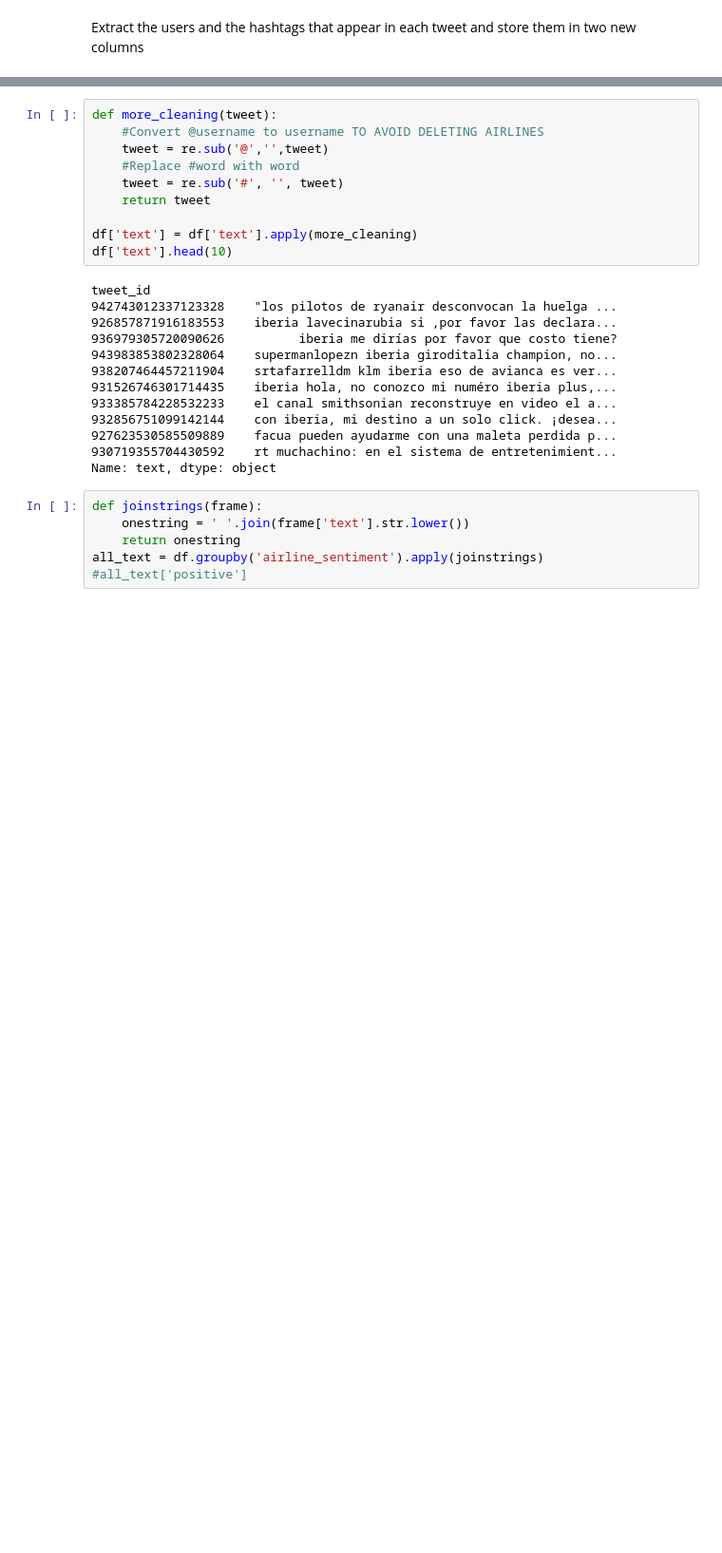
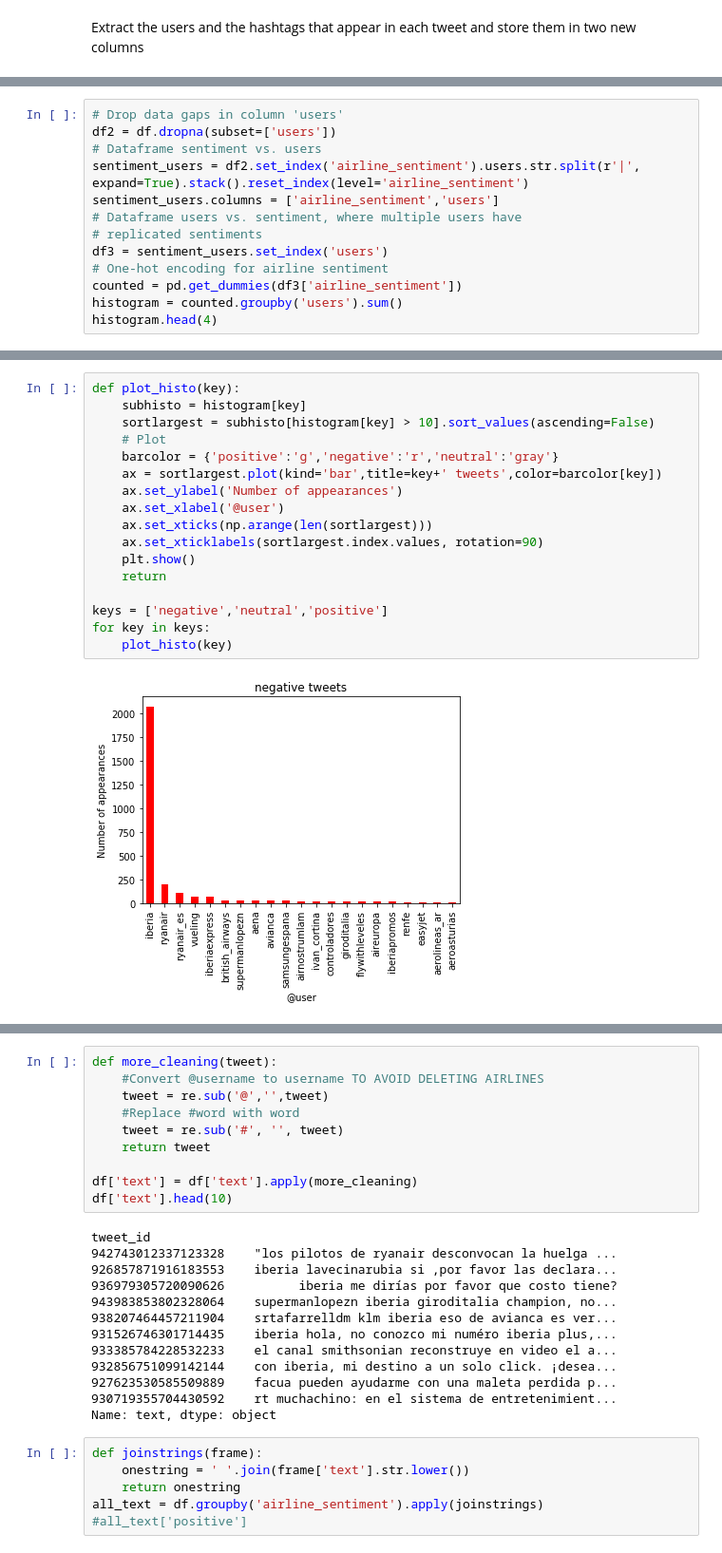
Before and after one commit to alfredcas/Feelings, a Jupyter notebook: Proyecto-Text Processing.ipynb, the cells around one changed output, grey strips where cells are left out. Shown: that part at 95% size. Drawn from its saved outputs; the diff is of its cells as text; blank space fills up the shorter version.

```diff
--- a/Proyecto-Text Processing.ipynb
+++ b/Proyecto-Text Processing.ipynb
@@ -148,0 +189,13 @@ Falta plot del histograma
+# %%
+# Drop data gaps in column 'users'
+df2 = df.dropna(subset=['users'])
+# Dataframe sentiment vs. users
+sentiment_users = df2.set_index('airline_sentiment').users.str.split(r'|', expand=True).stack().reset_index(level='airline_sentiment')
+sentiment_users.columns = ['airline_sentiment','users']
+# Dataframe users vs. sentiment, where multiple users have
+# replicated sentiments
+df3 = sentiment_users.set_index('users')
+# One-hot encoding for airline sentiment
+counted = pd.get_dummies(df3['airline_sentiment'])
+histogram = counted.groupby('users').sum()
+histogram.head(4)
@@ -148,0 +209,19 @@ Falta plot del histograma
+# %%
+def plot_histo(key):
+    subhisto = histogram[key]
+    sortlargest = subhisto[histogram[key] > 10].sort_values(ascending=False)
+    # Plot
+    barcolor = {'positive':'g','negative':'r','neutral':'gray'}
+    ax = sortlargest.plot(kind='bar',title=key+' tweets',color=barcolor[key])
+    ax.set_ylabel('Number of appearances')
+    ax.set_xlabel('@user')
+    ax.set_xticks(np.arange(len(sortlargest)))
+    ax.set_xticklabels(sortlargest.index.values, rotation=90)
+    plt.show()
+    return
+
+keys = ['negative','neutral','positive']
+for key in keys:
+    plot_histo(key)
+# %% [output]
+[figure, added]
```
Also changed, not shown: parts of 8 cells of this notebook.
